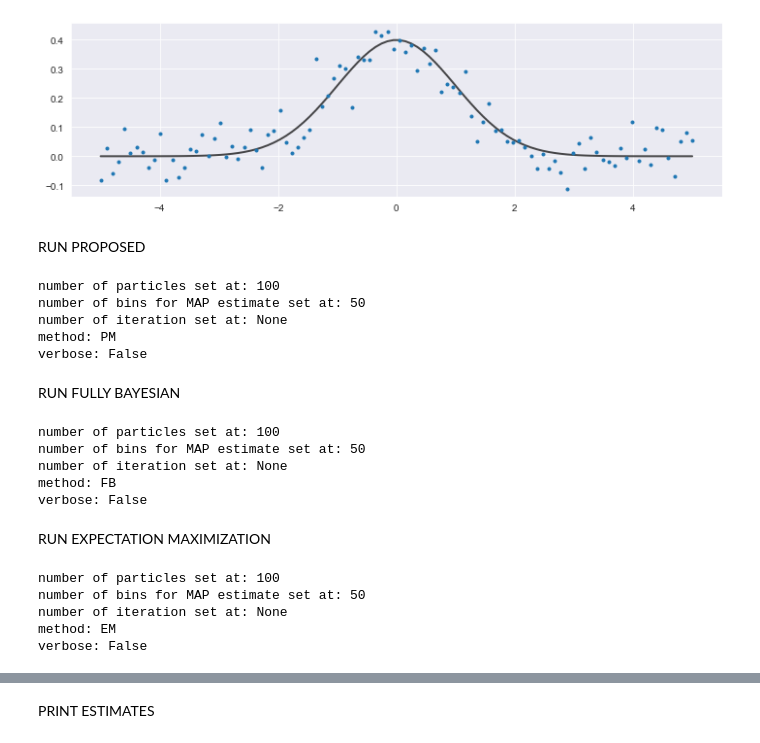
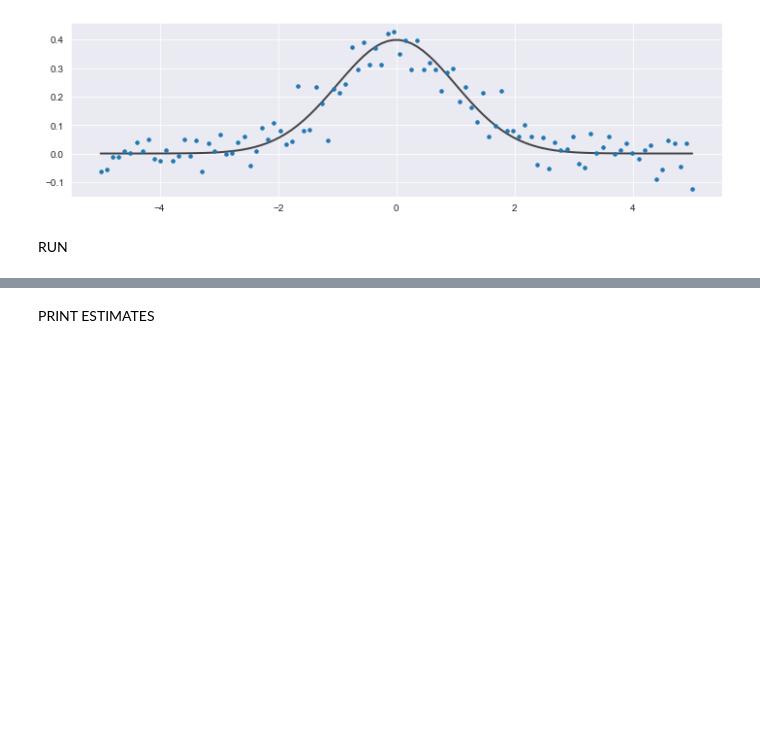
Before and after one commit to alessandro-viani/ToyExample, a Jupyter notebook: toy_example_main.ipynb, the cells around one changed output, grey strips where cells are left out. Saved outputs shown, nothing was run; the diff lists cells and outputs as text; code cells hidden in the pictures; blank space fills up the shorter version.

```diff
--- a/toy_example_main.ipynb
+++ b/toy_example_main.ipynb
@@ -6,62 +6,29 @@ import matplotlib.pyplot as plt
 import seaborn as sns
 import scipy.stats as stats
 # %%
+data_creation = False
+run_pm = False
+run_fb = False
+run_em = False
 theta_true = 0.05
 cfg = {'n_particles': 100, 'theta_eff': 0.5*theta_true, 'sourcespace': None, 'data': None,
        'n_bins': 50, 'sequence_evolution': None, 'method': None, 'verbose': False}
 sns.set_style('darkgrid')
 verbose = False
 # %%
-cfg['sourcespace'], cfg['data'] = creation_data(n_data=100, theta=theta_true)
-with open('data/data.pkl', 'wb') as f:
-    pickle.dump([cfg['sourcespace'], cfg['data'], theta_true], f)
+if data_creation:
+    cfg['sourcespace'], cfg['data'] = creation_data(n_data=100, theta=theta_true)
+    with open('data/data.pkl', 'wb') as f: pickle.dump([cfg['sourcespace'], cfg['data'], theta_true], f)
+else:
+    with open(f'data/data.pkl', 'rb') as f: cfg['sourcespace'], cfg['data'], theta_true = pickle.load(f)
+
 plt.figure(figsize=(10,3))
 plt.plot(cfg['sourcespace'], stats.norm.pdf(cfg['sourcespace'], 0, 1), 'k', linewidth=2, alpha=0.7)
-plt.plot(cfg['sourcespace'], cfg['data'], '.')
+plt.plot(cfg['sourcespace'], cfg['data'], '.', markersize=7)
 plt.tight_layout()
-#plt.savefig('fig/data.png', dpi=1000)
+#plt.savefig('fig/data_toy.png', dpi=1000)
 plt.show()
 # %% [output]
-[figure, old version]
+[figure, new version]
 # %% [markdown]
-RUN PROPOSED
+RUN
-# %%
-cfg['method']='PM'
-post_pm = Posterior(cfg=cfg)
-post_pm = post_pm.perform_smc()
-with open(f'sol/sol_pm.pkl', 'wb') as f:
-    pickle.dump(post_pm, f)
-# %% [output]
-number of particles set at: 100
-number of bins for MAP estimate set at: 50
-number of iteration set at: None
-method: PM
-verbose: False
-# %% [markdown]
-RUN FULLY BAYESIAN
-# %%
-cfg['method']='FB'
-post_fb = Posterior(cfg=cfg)
-post_fb = post_fb.perform_smc()
-with open(f'sol/sol_fb.pkl', 'wb') as f:
-    pickle.dump(post_fb, f)
-# %% [output]
-number of particles set at: 100
-number of bins for MAP estimate set at: 50
-number of iteration set at: None
-method: FB
-verbose: False
-# %% [markdown]
-RUN EXPECTATION MAXIMIZATION
-# %%
-cfg['method']='EM'
-post_em = Posterior(cfg=cfg)
-post_em = post_em.perform_smc()
-with open(f'sol/sol_em.pkl', 'wb') as f:
-    pickle.dump(post_em, f)
-# %% [output]
-number of particles set at: 100
-number of bins for MAP estimate set at: 50
-number of iteration set at: None
-method: EM
-verbose: False
```
Also changed, not shown: parts of 4 cells of this notebook, 2 other files.
